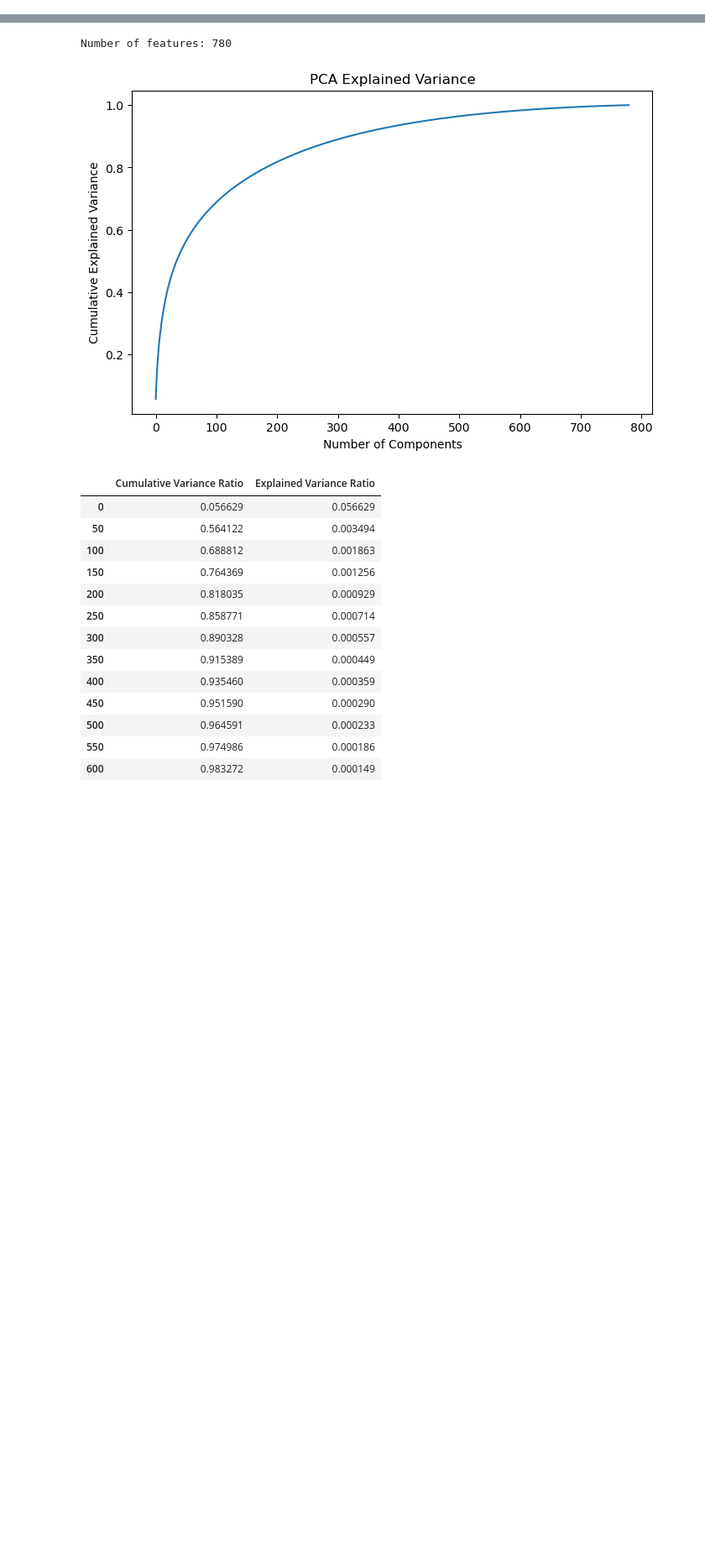
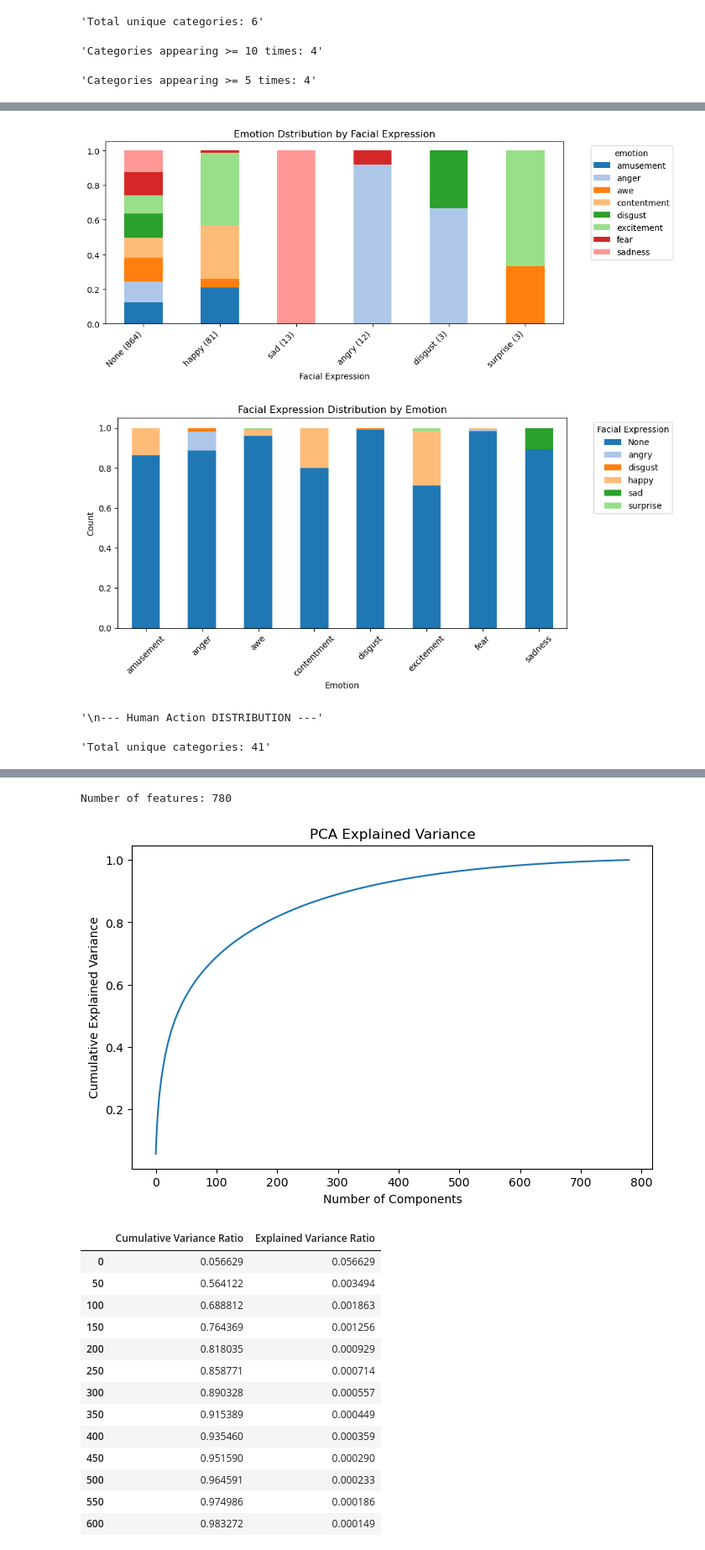
Before and after one commit to esteeliat/ml_for_neuro, a Jupyter notebook: final_project.ipynb, the cells around one changed output, grey strips where cells are left out. Shown at 84% size. Cells and saved outputs as stored; diff of their text form; code cells hidden in the pictures; blank space fills up the shorter version.

```diff
--- a/final_project.ipynb
+++ b/final_project.ipynb
@@ -232,0 +224,73 @@ Name: count, dtype: int64
+# %%
+
+
+def categorical_eda(data, feature, top_k = 10):
+    feature_title = feature.replace('_', ' ').title()
+    counts = data[feature].value_counts(dropna=False)
+    display(f"\n--- {feature_title} DISTRIBUTION ---")
+    display(f"Total unique categories: {data[feature].nunique()}")
+    display(f"Categories appearing >= 10 times: {(counts >= 10).sum()}")
+    display(f"Categories appearing >= 5 times: {(counts >= 5).sum()}")
+    display(counts)
+    #display(df.groupby('emotion')[feature].value_counts())
+
+    # If feature has many categories → limit to top-K
+
+    #count occurrences (including NaNs)
+    top_categories = counts.dropna().head(top_k).index
+
+    copied_data = data.copy()
+    copied_data[feature] = copied_data[feature].apply(lambda x: 'other' if x not in top_categories else x)
+    adjusted_counts = copied_data[feature].value_counts(dropna=False)
+
+    # plotting by feature
+    by_feature = pd.crosstab(copied_data[feature], copied_data[LABEL_COLUMN], normalize='index')
+    # If has_object is boolean, it will only have two categories: True/False (or 1/0)
+    # So for boolean columns, skip sorting if only two categories:
+    if copied_data[feature].dtype == 'bool':
+        by_feature_sorted = by_feature
+    else:
+        sorted_categories = adjusted_counts.loc[by_feature.index].sort_values(ascending=False).index
+        by_feature_sorted = by_feature.loc[sorted_categories]
+    ax = by_feature_sorted.plot(kind='bar', stacked=True, figsize=(10, 4), color=cm.tab20.colors)
+    tick_labels = [
+        f"{cat} ({adjusted_counts[cat]})" if cat in adjusted_counts else f"{cat} (0)"
+        for cat in by_feature_sorted.index
+    ]
+    ax.set_xticklabels(tick_labels, rotation=45, ha='right')
+    plt.title(f'Emotion Dstribution by {feature_title}')
+    plt.xlabel(feature_title)
+    plt.legend(
+        title=LABEL_COLUMN,
+        bbox_to_anchor=(1.05, 1)
+    )
+    plt.show()
+
+    # plotting by emotion
+    def plot_by_emotion(d):
+        by_emotion = pd.crosstab(d[LABEL_COLUMN], d[feature], normalize='index')
+        by_emotion.plot(kind='bar', stacked=True, figsize=(10, 5), color = cm.tab20.colors)
+        plt.title(f"{feature_title} Distribution by Emotion")
+        plt.xlabel("Emotion")
+        plt.ylabel("Count")
+        plt.xticks(rotation=45)
+        plt.legend(
+            title=feature_title,
+            bbox_to_anchor=(1.05, 1)
+        )
+        plt.tight_layout()
+        plt.show()
+
+    plot_by_emotion(copied_data)
+
+
+# 4.2 Distribution of categorical
+categorical_eda(df, 'facial_expression')
+## takeaway - theres only 6 facial expressions available -> we can just use one hot encoding
+categorical_eda(df, 'human_action')
+## takeaway - there are 41 human actions, the vast majority of which only show up a couple of times -> encode any category that shows up less than 5 times as "other" OR just use a "has_human_action" column
+categorical_eda(df, 'scene')
+## takeaway - there are 71 scenes, some of which do have meaningful number of samples and impact on label -> encode any category that shows up less than X times as "other"
+categorical_eda(df, 'has_object')
+## takeaway - about 50/50 split and doesnt discriminate well between emotions -> look at actual objects
+# %% [output]
@@ -232,0 +298,3 @@ Name: count, dtype: int64
+'Total unique categories: 6'
+'Categories appearing >= 10 times: 4'
+'Categories appearing >= 5 times: 4'
@@ -232,0 +309,4 @@ Name: count, dtype: int64
+[figure, added]
+[figure, added]
+'\n--- Human Action DISTRIBUTION ---'
+'Total unique categories: 41'
```
Also changed, not shown: parts of 31 cells of this notebook, 2 other files.
